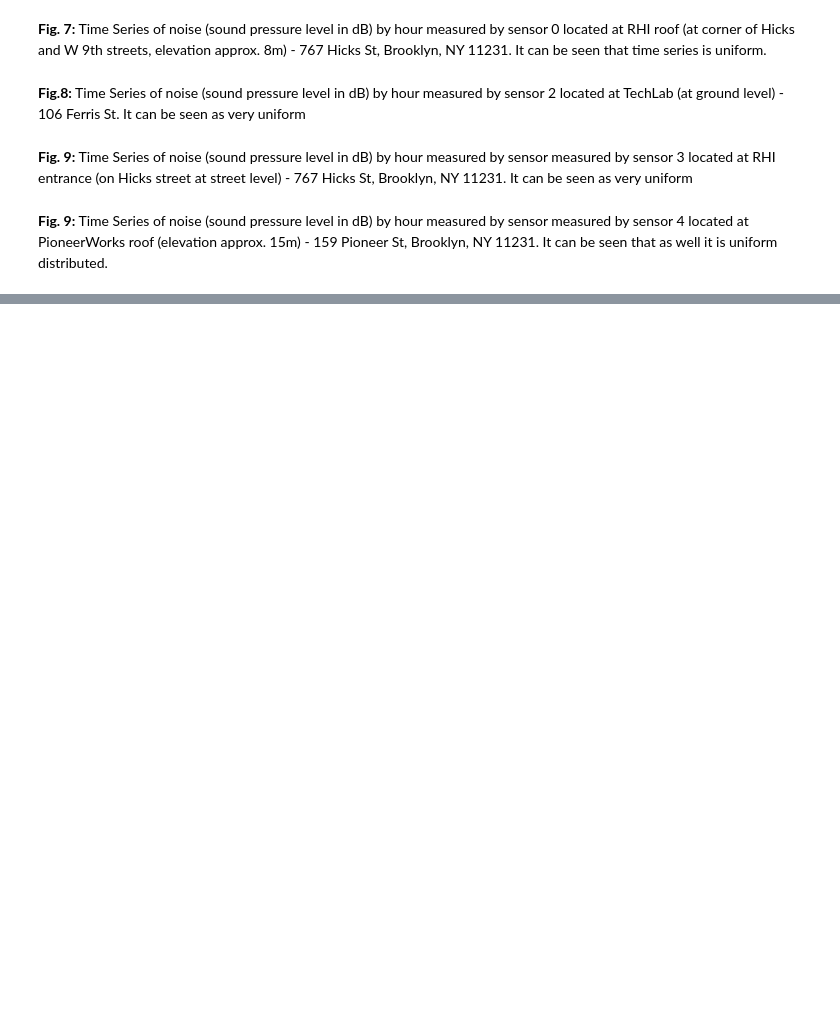
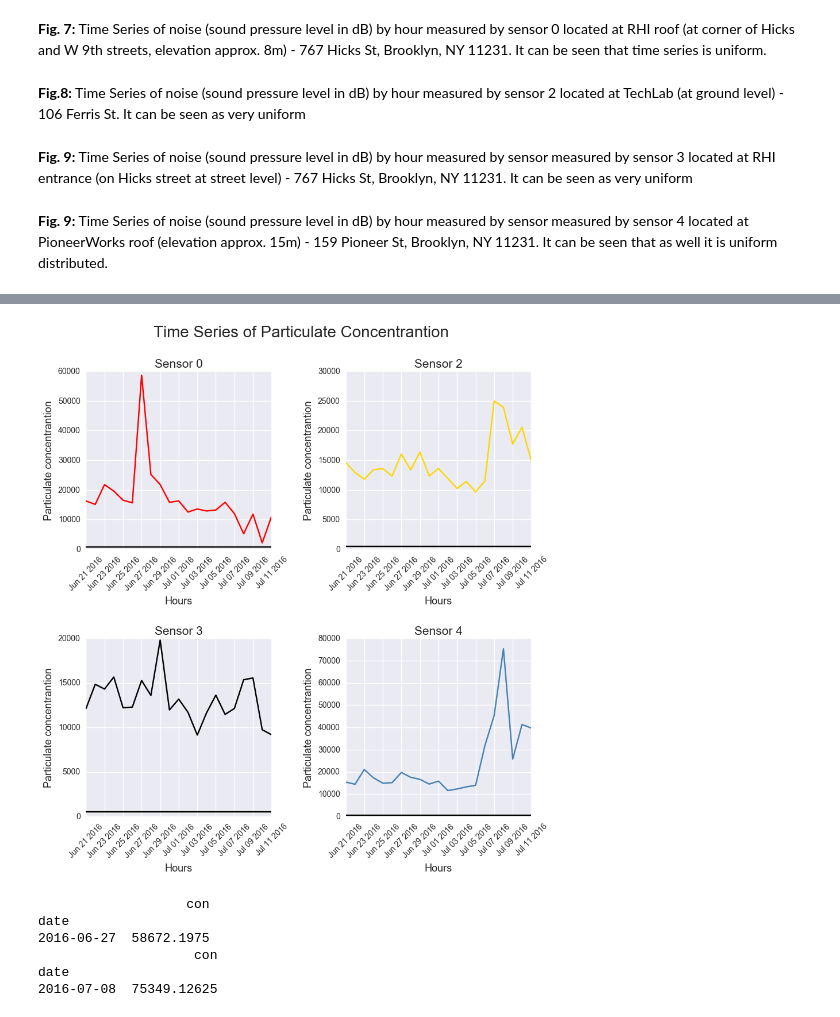
Before and after one commit to esanzglez/Air_Quality_Analysis, a Jupyter notebook: Air_Quality_Sensor_Analysis.ipynb, the cells around one changed output, grey strips where cells are left out. Cells and saved outputs as stored; diff of their text form; code cells hidden in the pictures; blank space fills up the shorter version.

```diff
--- a/Air_Quality_Sensor_Analysis.ipynb
+++ b/Air_Quality_Sensor_Analysis.ipynb
@@ -262,0 +475,74 @@ plt.show()
+# %%
+thresholds0 = [sensor_con_date0['con'].mean() + 3 * sensor_con_date0['con'].std(),
+              sensor_con_date0['con'].mean() - 3 * sensor_con_date0['con'].std()]
+
+thresholds2 = [sensor_con_date2['con'].mean() + 3 * sensor_con_date2['con'].std(),
+              sensor_con_date2['con'].mean() - 3 * sensor_con_date2['con'].std()]
+
+thresholds3 = [sensor_con_date3['con'].mean() + 3 * sensor_con_date3['con'].std(),
+              sensor_con_date3['con'].mean() - 3 * sensor_con_date3['con'].std()]
+
+thresholds4 = [sensor_con_date4['con'].mean() + 3 * sensor_con_date4['con'].std(),
+              sensor_con_date4['con'].mean() - 3 * sensor_con_date4['con'].std()]
+# %%
+fs = 15
+
+fig, axes = plt.subplots(ncols=2, nrows=2, figsize=(10, 10))
+
+ax = axes[0,0]
+
+
+ax.plot(sensor_con_date0.con, color="Red", label ='sensor 0')
+ax.plot([ax.get_xlim()[0], ax.get_xlim()[1]], [thresholds0[0], thresholds0[0]], color='k')
+
+
+ax.set_xlabel("Hours", fontsize=fs-2)
+ax.set_ylabel("Particulate concentrantion", fontsize=fs-2)
+ax.set_title('Sensor 0', fontsize=fs)
+
+ax = axes[0,1]
+ax.plot(sensor_con_date2.con, color="Gold", label ='sensor 2')
+
+ax.plot([ax.get_xlim()[0], ax.get_xlim()[1]], [thresholds2[0], thresholds2[0]], color='k')
+ax.set_xlabel("Hours", fontsize=fs-2)
+ax.set_ylabel("Particulate concentrantion", fontsize=fs-2)
+ax.set_title('Sensor 2', fontsize=fs)
+
+
+ax = axes[1,0]
+ax.plot(sensor_con_date3.con, color="Black", label ='sensor 3')
+
+ax.plot([ax.get_xlim()[0], ax.get_xlim()[1]], [thresholds3[0], thresholds3[0]], color='k')
+ax.set_xlabel("Hours", fontsize=fs-2)
+ax.set_ylabel("Particulate concentrantion", fontsize=fs-2)
+ax.set_title('Sensor 3', fontsize=fs)
+
+ax = axes[1,1]
+ax.plot(sensor_con_date4.con, color="SteelBlue", label ='sensor 4')
+
+ax.plot([ax.get_xlim()[0], ax.get_xlim()[1]], [thresholds4[0], thresholds4[0]], color='k')
+ax.set_xlabel("Hours", fontsize=fs-2)
+ax.set_ylabel("Particulate concentrantion", fontsize=fs-2)
+ax.set_title('Sensor 4', fontsize=fs)
+
+
+fig.suptitle('Time Series of Particulate Concentrantion', fontsize=fs+5)
+fig.subplots_adjust(wspace = 0.4 , hspace = 0.5)
+
+for ax in fig.axes:
+    plt.sca(ax)
+    plt.xticks(rotation=45)
+
+plt.show()
+# %% [output]
+[figure, added]
+# %%
+print (sensor_con_date0.loc[(sensor_con_date0.con > thresholds0[0])])
+print (sensor_con_date4.loc[(sensor_con_date4.con > thresholds4[0])])
+# %% [output]
+                   con
+date
+2016-06-27  58672.1975
+                    con
+date
+2016-07-08  75349.12625
```
Also changed, not shown: parts of 24 cells of this notebook.
